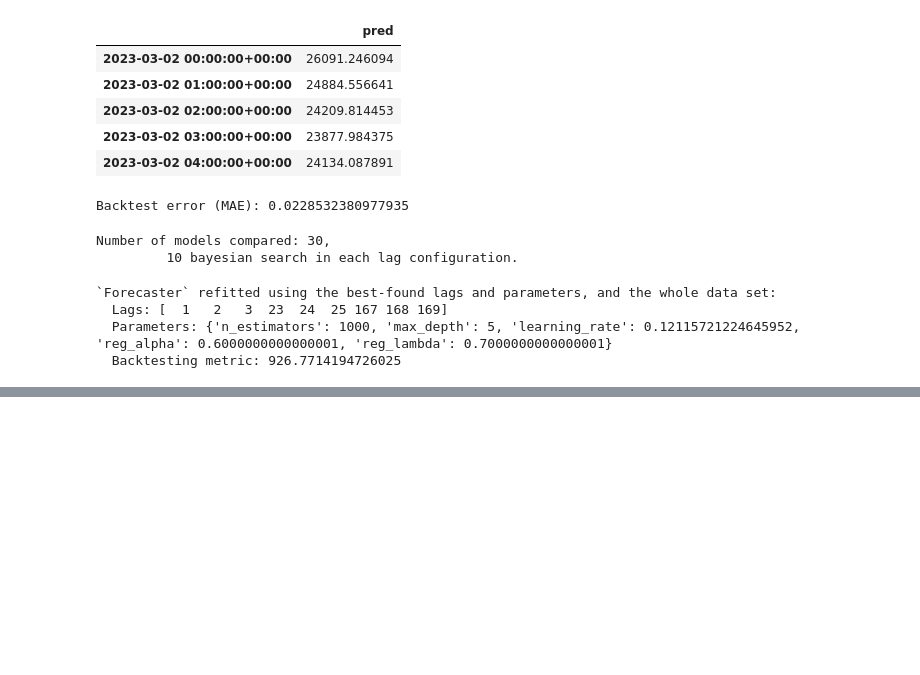
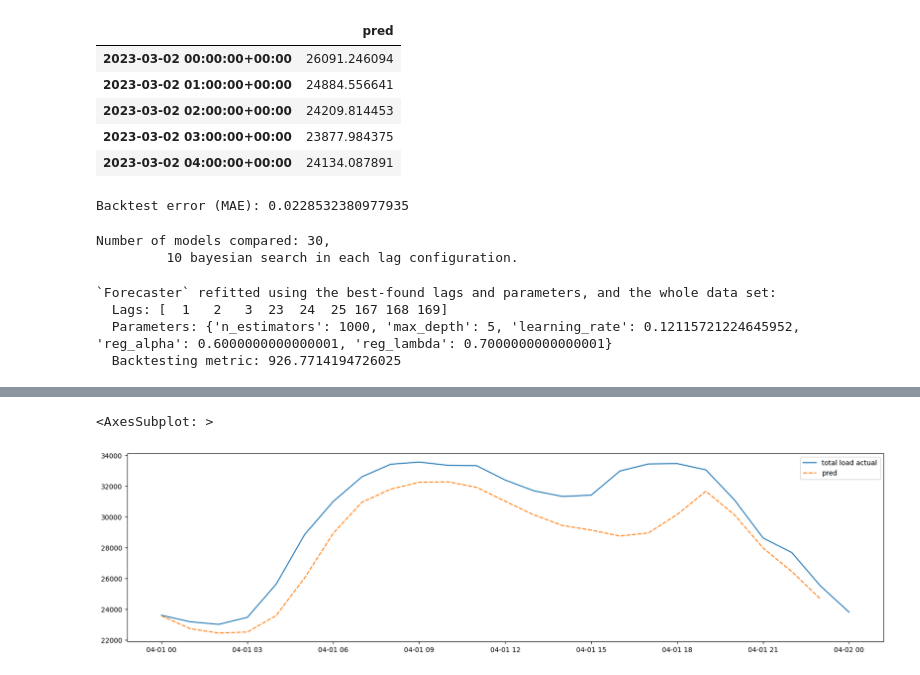
Before and after one commit to JulesJ1/Energy_Consumption_Forecasting, a Jupyter notebook: scripts/xgboost.ipynb, the cells around one changed output, grey strips where cells are left out. Drawn from its saved outputs; the diff is of its cells as text; code cells hidden in the pictures; blank space fills up the shorter version.

```diff
--- a/scripts/xgboost.ipynb
+++ b/scripts/xgboost.ipynb
@@ -273,0 +343,4 @@ seaborn.lineplot(ax = ax, data = data[0:365])
+# %%
+
+df2 = df2.dropna()
+df2
@@ -368,6 +502,8 @@ Number of models compared: 30,
 # %%
 features = []
 features.extend(exo_features.filter(regex='sin_|cos_').columns.tolist())
+features.extend(exo_features.filter(regex='^temp_.*').columns.tolist())
+features.extend(['temp'])
 exo_features =  exo_features.filter(features, axis=1)
 df3 = pd.DataFrame
 """df2 = df2["total load actual"].merge(exo_features,
@@ -376,8 +512,9 @@ df3 = pd.DataFrame
            how='left')"""
 
 df3 = pd.concat([df2["total load actual"],exo_features])
+#df3 = df3.dropna()
 df3.rename(columns={0: 'total load actual'}, inplace=True)
 
 exo_features["total actual load"] = df2["total load actual"]
-exo_features.columns
+df3.iloc[2000]
 # %% [output]
@@ -401,21 +538,25 @@ Index(['sin_month_1', 'cos_month_1', 'sin_week_of_year_1',
 # %%
 #model trained using exogenous features
+"""
 features = []
 features.extend(exo_features.filter(regex='sin_|cos_').columns.tolist())
+features.extend(exo_features.filter(regex='^temp_.*').columns.tolist())
+features.extend(['temp'])
 exo_features =  exo_features.filter(features, axis=1)
 df3 = pd.DataFrame
-"""df2 = df2["total load actual"].merge(exo_features,
-           left_index=True,
-           right_index=True,
-           how='left')"""
+
 
 df3 = pd.concat([df2["total load actual"],exo_features])
+df3 = df3.dropna()
 df3.rename(columns={0: 'total load actual'}, inplace=True)
 
-exo_features["total actual load"] = df2["total load actual"]
+exo_features["total actual load"] = df2["total load actual"]"""
 
+#"2023-03-01 23:00:00+00:00",'2023-06-30 23:00:00+00:00'
+#end_train = "2017-06-30 23:00:00+00:00"
+#end_validation = '2018-03-31 23:00:00+00:00'
 
-traintrainx,testx,trainy,testy, end_validation = data.split_data(exo_features,"total actual load","2023-03-01 23:00:00+00:00",'2023-06-30 23:00:00+00:00')
+#traintrainx,testx,trainy,testy, end_validation = data.split_data(df3,"total load actual","2017-06-30 23:00:00+00:00",'2018-03-31 23:00:00+00:00')
 
 forecast = ForecasterAutoreg(regressor = XGBRegressor(random_state = 1543),lags = 10)
 forecast.fit(y=trainy)
@@ -436,14 +577,17 @@ def search_space(trial):
 
 results_search, frozen_trial = bayesian_search_forecaster(
                                    forecaster         = forecast,
-                                   y                  = exo_features.loc[:end_validation, "total actual load"],
-                                   exog               = exo_features.loc[:end_validation, exo_features.columns!="total actual load"],
+                                   y                  = df2.loc[:end_validation, "total load actual"],
+                                   exog               = df2.loc[:end_validation, features],
+                                   #y                  = temp_features.loc[:end_validation, "total load actual"],
+                                   #exog               = temp_features.loc[:end_validation, temp_features.columns!="total load actual"],
                                    search_space       = search_space,
                                    lags_grid          = lags_grid,
                                    steps              = 36,
                                    refit              = False,
                                    metric             = 'mean_absolute_error',
-                                   initial_train_size = len(trainy),
+                                   #len(trainy)
+                                   initial_train_size = len(df2.loc[: "2017-06-30 23:00:00+00:00"]),
                                    fixed_train_size   = False,
                                    n_trials           = 20,
                                    random_state       = 123,
@@ -462,11 +641,12 @@ Number of models compared: 20,
 # %%
-predicted2 = forecast.predict(steps=10)
-predicted2.index = testy.iloc[:10].index
+predicted2 = forecast.predict(steps=24,exog = df2.loc["2018-04-01 00:00:00+00:00":,features])
+#predicted2.index = testy.iloc[:10].index
 #predicted2 = predicted2.index(testy.iloc[:10].index)
 print(predicted2)
 #print(testy.iloc[:10])
-data2 = pd.concat([testy.iloc[:10],predicted2],axis=1)
+data2 = pd.concat([df2.loc["2018-04-01 00:00:00+00:00":"2018-04-02 00:00:00+00:00","total load actual"],predicted2],axis=1)
 print(data2)
 
 fig,ax = plt.subplots(figsize=[20,5])
 seaborn.lineplot(ax = ax, data = data2)
+# %% [output]
@@ -472,0 +670,2 @@ seaborn.lineplot(ax = ax, data = data2)
+<AxesSubplot: >
+[figure, added]
```
Also changed, not shown: parts of 22 cells of this notebook, 6 other files.
